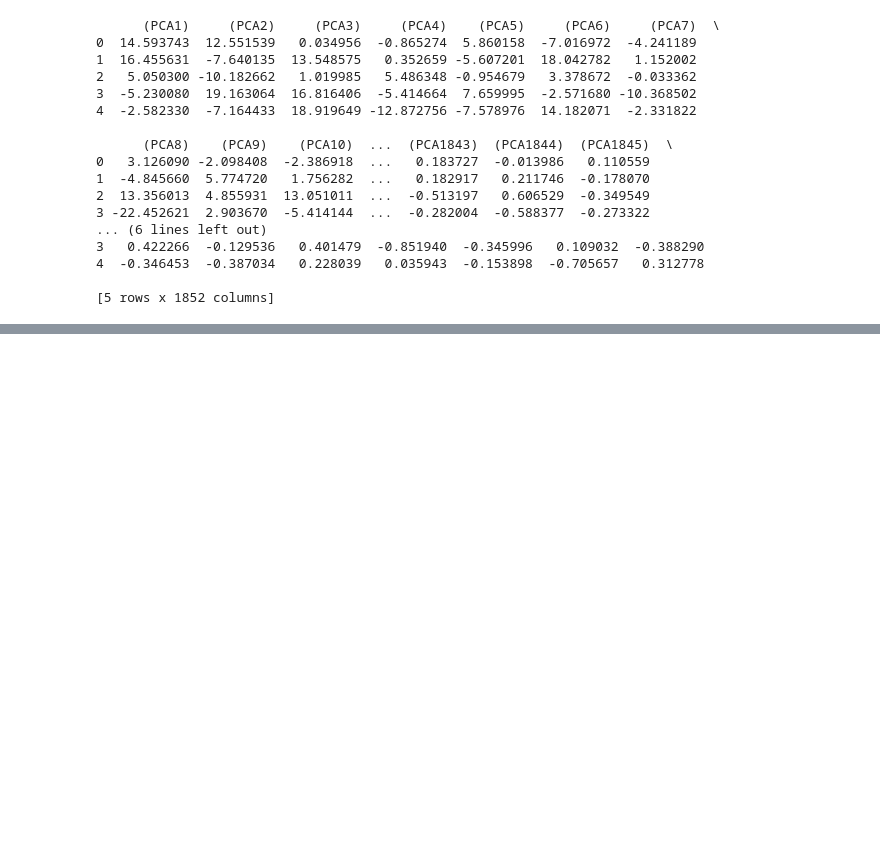
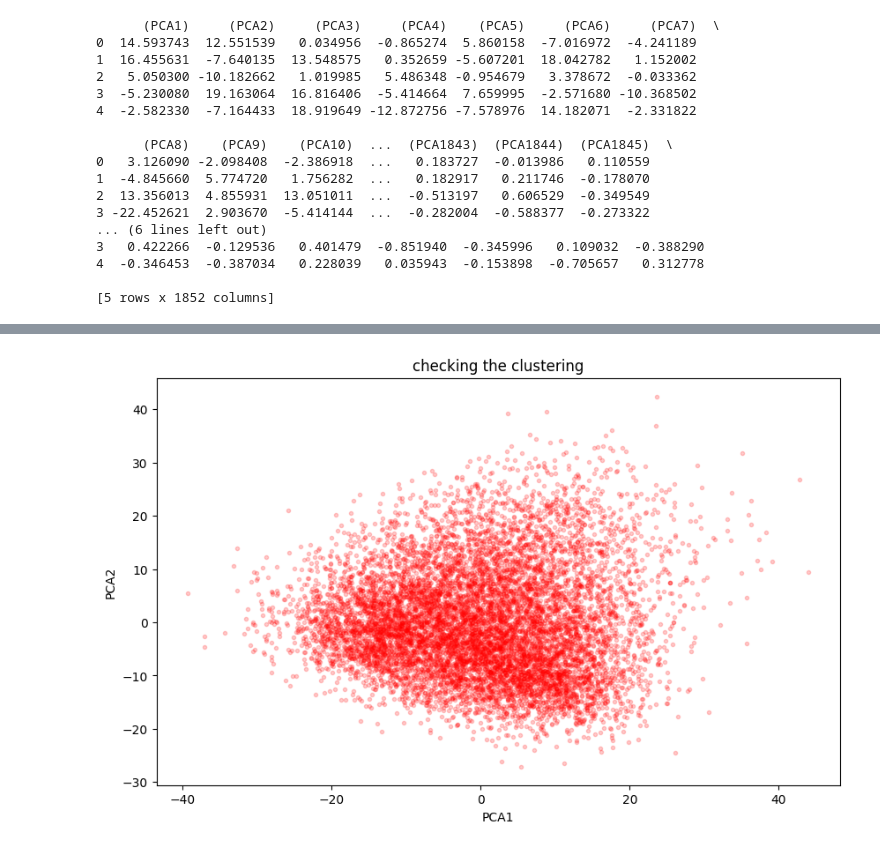
Before and after one commit to Krishnaiitj14/myenv, a Jupyter notebook: eda.ipynb, the cells around one changed output, grey strips where cells are left out. Saved outputs shown, nothing was run; the diff lists cells and outputs as text; code cells hidden in the pictures; blank space fills up the shorter version.

Commit message:
new update - drawing graph to check clustering of item ids

```diff
--- a/eda.ipynb
+++ b/eda.ipynb
@@ -176,3 +176,10 @@ print(df_pca.head())
 4  -0.346453  -0.387034   0.228039   0.035943  -0.153898  -0.705657   0.312778
 
 [5 rows x 1852 columns]
+# %%
+item_id=df.columns[0]
+print(item_id)
+print(df['Item_IDs'])
+item_id=df['Item_IDs']
+df_final_eda=pd.concat([item_id,df_pca],axis=1)
+print(df_final_eda.head())
@@ -178,0 +204,10 @@ print(df_pca.head())
+# %%
+plt.figure(figsize=(10,6))
+plt.plot(df_final_eda['(PCA1)'], df_final_eda['(PCA2)'], marker='o',markersize=3, color="red", alpha=0.2, linestyle="None")
+plt.xlabel("PCA1")
+plt.ylabel("PCA2")
+plt.title("checking the clustering")
+
+plt.show()
+# %% [output]
+[figure, added]
```
Also changed, not shown: parts of 2 cells of this notebook.
